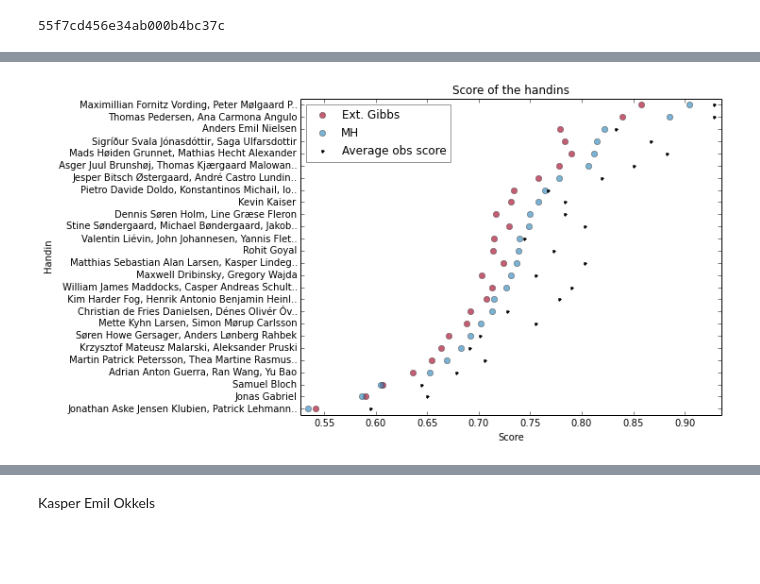
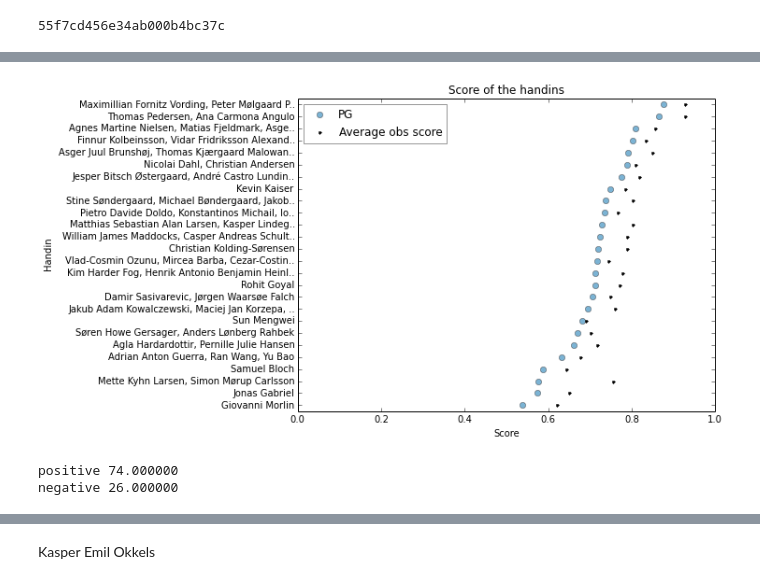
Before and after one commit to TomMalow/pymcmodels, a Jupyter notebook: Ext. Gibbs vs MH.ipynb, the cells around one changed output, grey strips where cells are left out. Cells and saved outputs as stored; diff of their text form; code cells hidden in the pictures; blank space fills up the shorter version.

```diff
--- a/Ext. Gibbs vs MH.ipynb
+++ b/Ext. Gibbs vs MH.ipynb
@@ -751,7 +715,7 @@ def handin_students(h_id):
 # %%
 def plot_handins(t,results,nth=1):
 
-    colors = ["#A60628","#348ABD","#7A68A6","#467821","m","c"]
+    colors = ["#348ABD","#A60628","#7A68A6","#467821","m","c"]
     labels = list()
     for (name,data) in results:
         labels.append(name)
@@ -792,6 +756,7 @@ def plot_handins(t,results,nth=1):
     leg.get_frame().set_alpha(0.4)
     plt.title("Score of the handins")
 #    plt.vlines(0, 0, len(scores), color="k", linestyles="--", lw=1)
+    plt.xlim(-0.05,1.05)
     plt.ylabel("Handin")
     plt.xlabel("Score")
     plt.margins(0.02)
@@ -799,7 +764,7 @@ def plot_handins(t,results,nth=1):
 # %%
 def plot_bias(t,results,nth=1):
 
-    colors = ["#A60628","#348ABD","#7A68A6","#467821","m","c"]
+    colors = ["#467821","#A60628","#7A68A6","#348ABD","m","c"]
     labels = list()
     for (name,data) in results:
         labels.append(name)
@@ -820,12 +785,12 @@ def plot_bias(t,results,nth=1):
 
     for i in xrange(len(results)):
         x = map(lambda x : x[1][i],scores)
-        plt.plot(x,y,'o',color=colors[i],label=labels[i])
+        plt.plot(x,y,'o',color=colors[i],label=labels[i],alpha=0.65)
 
     ylabel = map(lambda x : x[0],scores)
     plt.yticks(xrange(0,len(scores)),ylabel)
-    leg = plt.legend(numpoints=1,loc=4)
-    leg.get_frame().set_alpha(0.4)
+#    leg = plt.legend(numpoints=1,loc=4)
+#    leg.get_frame().set_alpha(0.4)
     plt.title("Bias of the graders")
     plt.vlines(0, 0, len(scores), color="k", linestyles="--", lw=1)
     plt.ylabel("Grader : [Graded handins]")
@@ -886,6 +851,6 @@ def plot_all_grader_bias(data_result,nth=1):
 # %%
 with PdfPages(fig_store + "CT_Ass1_bias.pdf") as pdf:
     fig = plt.figure(figsize(6,6))
-    plot_bias(a1_data,[("Ext. Gibbs",a1_gibbs_e_result),("MH",a1_MH_result)],nth=5)
+    plot_bias(a1_data,[("PG",a1_MH_result)],nth=5)
     pdf.savefig(fig,bbox_inches='tight')
 # %% [output]
@@ -893,6 +858,6 @@ with PdfPages(fig_store + "CT_Ass1_bias.pdf") as pdf:
 # %%
 with PdfPages(fig_store + "CT_Ass1_Handin_Scores.pdf") as pdf:
     fig = plt.figure(figsize(6,6))
-    plot_handins(a1_data,[("Ext. Gibbs",a1_gibbs_e_result),("MH",a1_MH_result)],nth=4)
+    plot_handins(a1_data,[("PG",a1_MH_result)],nth=4)
     pdf.savefig(fig,bbox_inches='tight')
 # %% [output]
@@ -925,10 +910,26 @@ plot_bias(a4_data,[("Ext. Gibbs",a4_gibbs_e_result),("MH",a4_MH_result)],nth=1)
 # %%
 with PdfPages(fig_store + "CT_Ass4_Handin_scores.pdf") as pdf:
     fig = plt.figure(figsize(8,6))
-    plot_handins(a4_data,[("Ext. Gibbs",a4_gibbs_e_result),("MH",a4_MH_result)],nth=2)
+    plot_handins(a4_data,[("PG",a4_MH_result)],nth=2)
     pdf.savefig(fig,bbox_inches='tight')
 # %% [output]
-[figure, old version]
+[figure, new version]
+# %%
+pos_g = 0.0
+neg_g = 0.0
+for id, g in a4_data.graders.iteritems():
+    val = np.mean(a4_MH_result['u_g'][id])
+    if val < 0:
+        neg_g = neg_g + 1.0
+    elif val > 0:
+        pos_g = pos_g + 1.0
+    else:
+        print "zero"
+print "positive %f" % (pos_g/(pos_g+neg_g)*100)
+print "negative %f" % (neg_g/(pos_g+neg_g)*100)
+# %% [output]
+positive 74.000000
+negative 26.000000
 # %%
 with PdfPages(fig_store + "CT_Ass_Bias.pdf") as pdf:
     fig = plt.figure(figsize(8,6))
```
Also changed, not shown: parts of 49 cells of this notebook, 7 other files.
